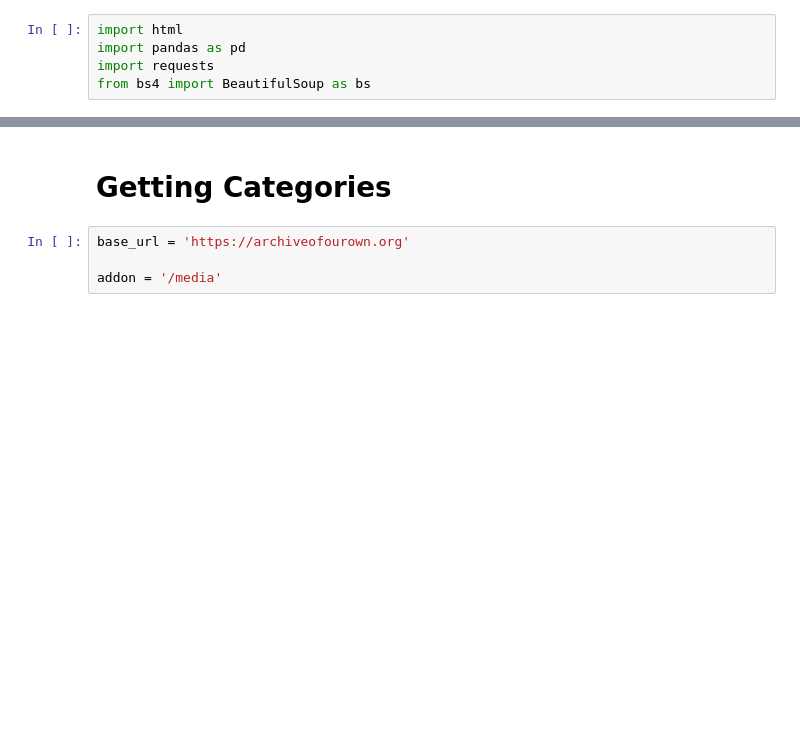
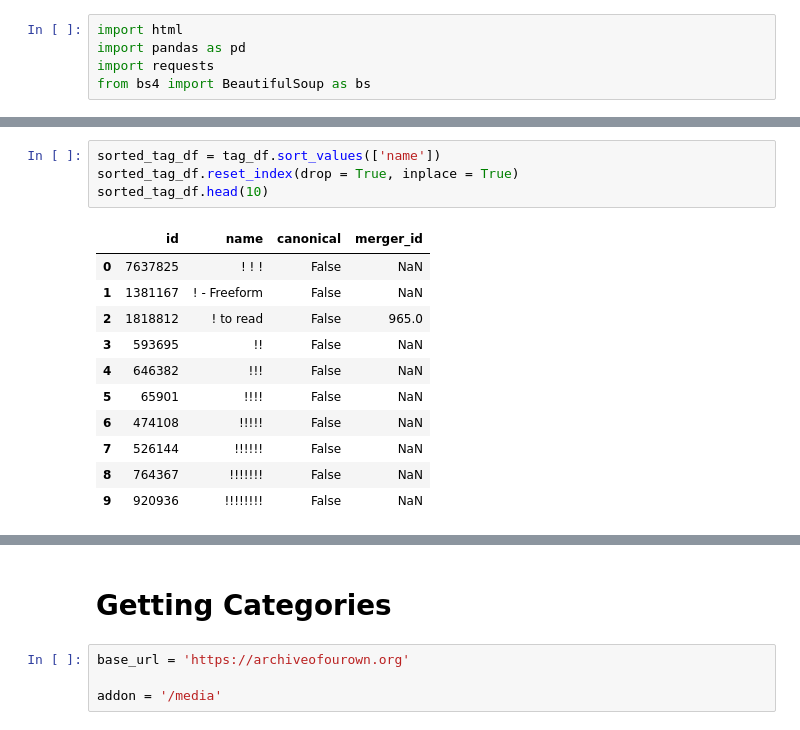
Before and after one commit to NicoPang/STAT-4185-Final-Project, a Jupyter notebook: Untitled.ipynb, the cells around one changed output, grey strips where cells are left out. Drawn from its saved outputs; the diff is of its cells as text; blank space fills up the shorter version.

```diff
--- a/Untitled.ipynb
+++ b/Untitled.ipynb
@@ -5,0 +36,16 @@ from bs4 import BeautifulSoup as bs
+# %%
+sorted_tag_df = tag_df.sort_values(['name'])
+sorted_tag_df.reset_index(drop = True, inplace = True)
+sorted_tag_df.head(10)
+# %% [output]
+|  | id | name | canonical | merger_id |
+| 0 | 7637825 | ! ! ! | False | NaN |
+| 1 | 1381167 | ! - Freeform | False | NaN |
+| 2 | 1818812 | ! to read | False | 965.0 |
+| 3 | 593695 | !! | False | NaN |
+| 4 | 646382 | !!! | False | NaN |
+| 5 | 65901 | !!!! | False | NaN |
+| 6 | 474108 | !!!!! | False | NaN |
+| 7 | 526144 | !!!!!! | False | NaN |
+| 8 | 764367 | !!!!!!! | False | NaN |
+| 9 | 920936 | !!!!!!!! | False | NaN |
```
Also changed, not shown: parts of 4 cells of this notebook, 1 other file.
